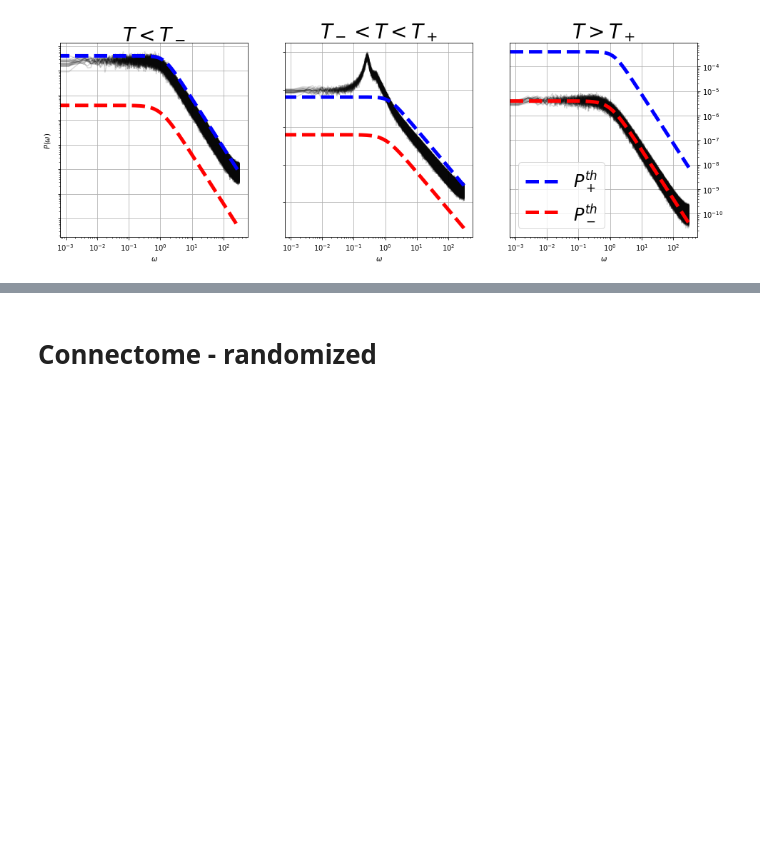
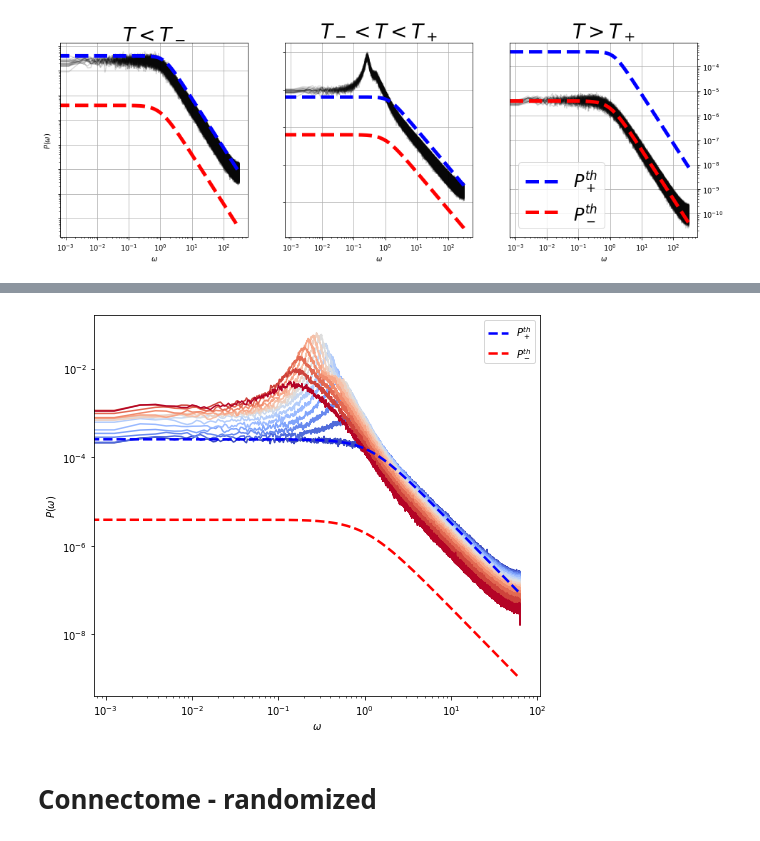
Before and after one commit to gbarzon/HTC_oscillations, a Jupyter notebook: Plot_r1_0.001.ipynb, the cells around one changed output, grey strips where cells are left out. Drawn from its saved outputs; the diff is of its cells as text; code cells hidden in the pictures; blank space fills up the shorter version.

Commit message:
Fix plots

```diff
--- a/Plot_r1_0.001.ipynb
+++ b/Plot_r1_0.001.ipynb
@@ -589,3 +589,18 @@ plt.show()
 #plt.savefig("figures/spectrum.pdf")
 # %% [output]
 [figure]
+# %%
+dt = 0.05
+steps = int(1e6)
+
+dT = 0.1
+Ts = np.arange(0, 1.5, dT) * Tplus
+
+res_ps_various = []
+
+for T in Ts:
+    name = 'traj_long_connectome_dt_{}_steps_{}_T_{}.npy'.format(np.round(dt,3),steps,np.round(np.log10(T),2))
+    print(name)
+    x = np.load(folder+name)
+
+    res_ps_various.append(x)
@@ -592,3 +623,34 @@ plt.show()
+# %%
+spectra = []
+
+for i, res in enumerate(res_ps_various):
+    spectrum = []
+
+    for x in res:
+        f, S = my_power_spectrum(x, dt, nperseg=int(1e5))
+        spectrum.append(S)
+    spectra.append(np.mean(spectrum, axis=0))
+# %%
+cmap = cm.get_cmap('coolwarm', 15)
+lw = 2.5
+
+plt.figure(figsize=(8,7))
+
+for i, spectrum in enumerate(spectra):
+    plt.plot(2*np.pi*f, spectrum, c=cmap(i))
+
+plt.plot(2*np.pi*f, Psup(2*np.pi*f,r1,r2) / N / 0.5, '--', label=r'$P_+^{th}$', lw=lw, c='blue')
+plt.plot(2*np.pi*f, Psub(2*np.pi*f,r1,r2) / N / 0.5, '--', label=r'$P_-^{th}$', lw=lw, c='r')
+
+plt.xlabel(r'$\omega$')
+plt.ylabel(r'$P(\omega)$')
+
+plt.xscale('log')
+plt.yscale('log')
+plt.legend()
+plt.show()
+# %% [output]
+[figure, added]
 # %% [markdown]
 # Connectome - randomized
 # %%
```
Also changed, not shown: parts of 19 cells of this notebook, 1 other file.
